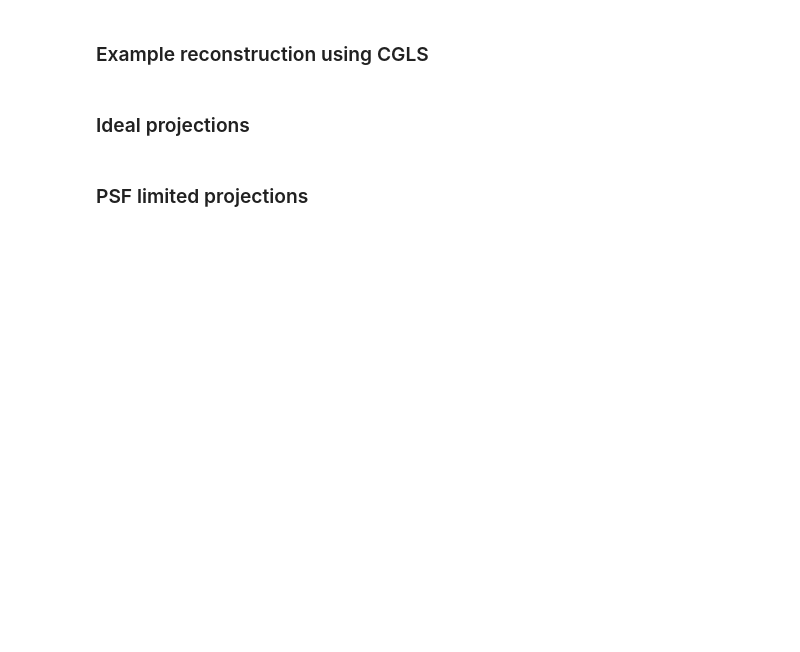
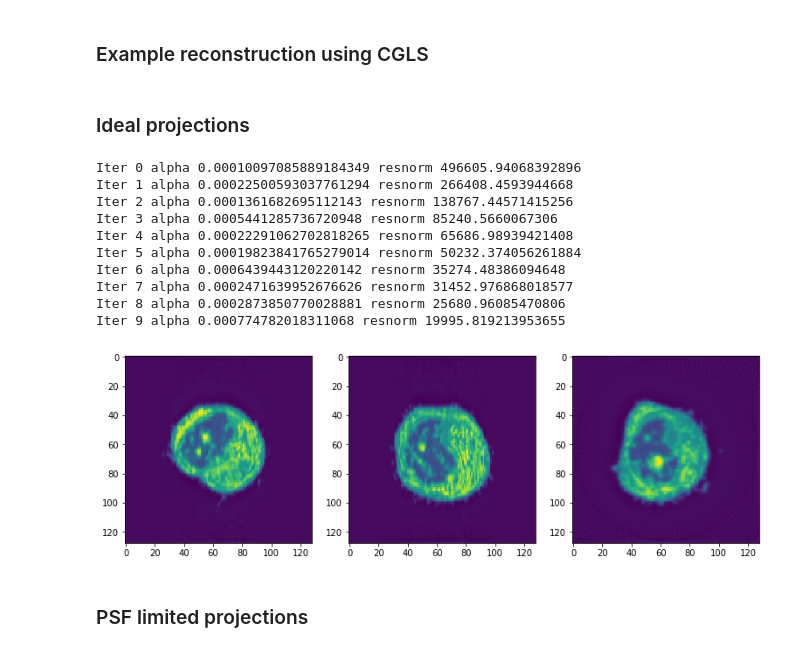
Before and after one commit to axarekma/ncxt_psftomo, a Jupyter notebook: PSF_projectors.ipynb, the cells around one changed output. Cells and saved outputs as stored; diff of their text form; code cells hidden in the pictures; blank space fills up the shorter version.

```diff
--- a/PSF_projectors.ipynb
+++ b/PSF_projectors.ipynb
@@ -85,8 +89,20 @@ def CG_BL(x, y, angles, n_iter):
 # %%
 na, nx, ny = projections.shape
 rec_test = np.zeros((nx, nx, ny))
 rec_test = CG_BL(rec_test, projections_bl, angles, 10)
-ncxtutils.volshow(rec_test)
+ncxt_psftomo.plotters.volshow(rec_test)
+# %% [output]
+Iter 0 alpha 0.00010097085889184349 resnorm 496605.94068392896
+Iter 1 alpha 0.00022500593037761294 resnorm 266408.4593944668
+Iter 2 alpha 0.0001361682695112143 resnorm 138767.44571415256
+Iter 3 alpha 0.0005441285736720948 resnorm 85240.5660067306
+Iter 4 alpha 0.00022291062702818265 resnorm 65686.98939421408
+Iter 5 alpha 0.00019823841765279014 resnorm 50232.374056261884
+Iter 6 alpha 0.0006439443120220142 resnorm 35274.48386094648
+Iter 7 alpha 0.0002471639952676626 resnorm 31452.976868018577
+Iter 8 alpha 0.0002873850770028881 resnorm 25680.96085470806
+Iter 9 alpha 0.000774782018311068 resnorm 19995.819213953655
+[figure, added]
 # %% [markdown]
 ### PSF limited projections
 # %%
```
Also changed, not shown: parts of 3 cells of this notebook.
